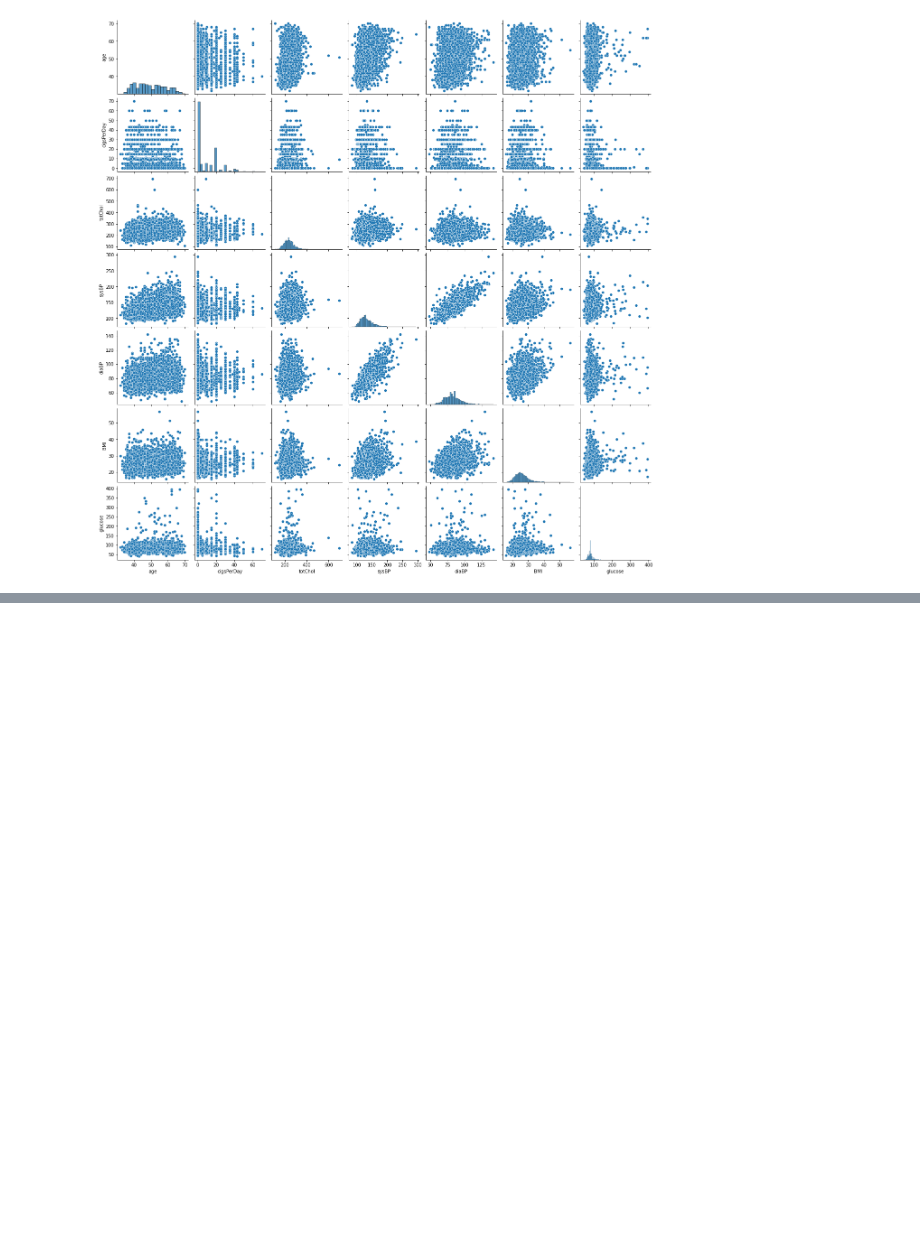
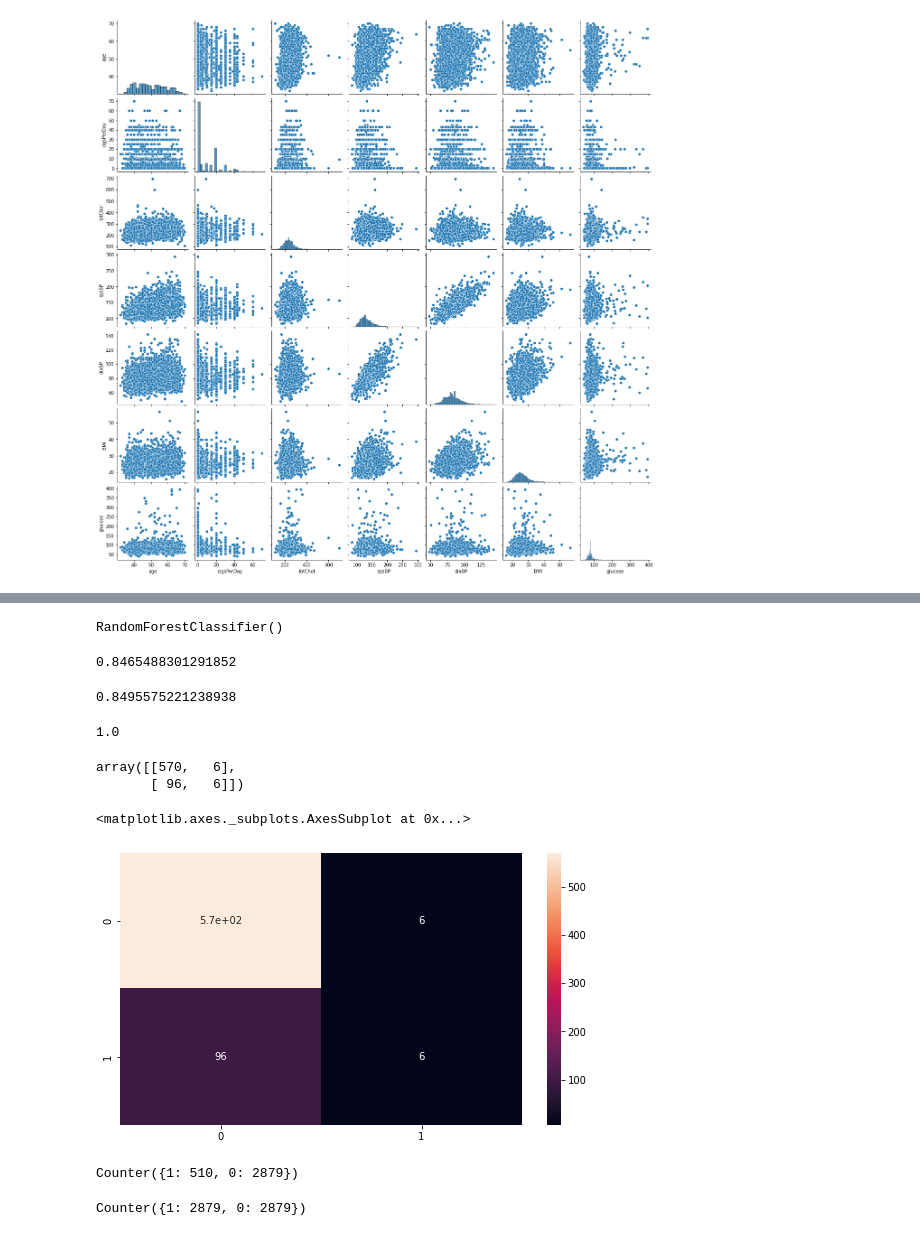
Before and after one commit to Souvik0651/Cardiovascular-Risk-Prediction--classification-, a Jupyter notebook: Cardiovascular_Risk_Prediction.ipynb, the cells around one changed output, grey strips where cells are left out. Cells and saved outputs as stored; diff of their text form; code cells hidden in the pictures; blank space fills up the shorter version.

```diff
--- a/Cardiovascular_Risk_Prediction.ipynb
+++ b/Cardiovascular_Risk_Prediction.ipynb
@@ -351,0 +566,20 @@ model.score(xtrain,ytrain)
+# %%
+model3= RandomForestClassifier(n_estimators=100)
+# %%
+model3.fit(xtrain,ytrain)
+# %% [output]
+RandomForestClassifier()
+# %%
+model3_pred= model3.predict(xtest)
+# %%
+cross_val_score(model3,xtrain,ytrain,cv=5).mean()
+# %% [output]
+0.8465488301291852
+# %%
+model3.score(xtest,ytest)
+# %% [output]
+0.8495575221238938
+# %%
+model3.score(xtrain,ytrain)
+# %% [output]
+1.0
@@ -351,0 +588,11 @@ model.score(xtrain,ytrain)
+# %%
+cm=confusion_matrix(ytest,model3_pred)
+cm
+# %% [output]
+array([[570,   6],
+       [ 96,   6]])
+# %%
+sns.heatmap(cm,annot=True)
+# %% [output]
+<matplotlib.axes._subplots.AxesSubplot at 0x...>
+[figure, added]
@@ -351,0 +606,8 @@ model.score(xtrain,ytrain)
+# %%
+Counter(depnd)
+# %% [output]
+Counter({1: 510, 0: 2879})
+# %%
+Counter(sm_depnd)
+# %% [output]
+Counter({1: 2879, 0: 2879})
```
Also changed, not shown: parts of 49 cells of this notebook.
